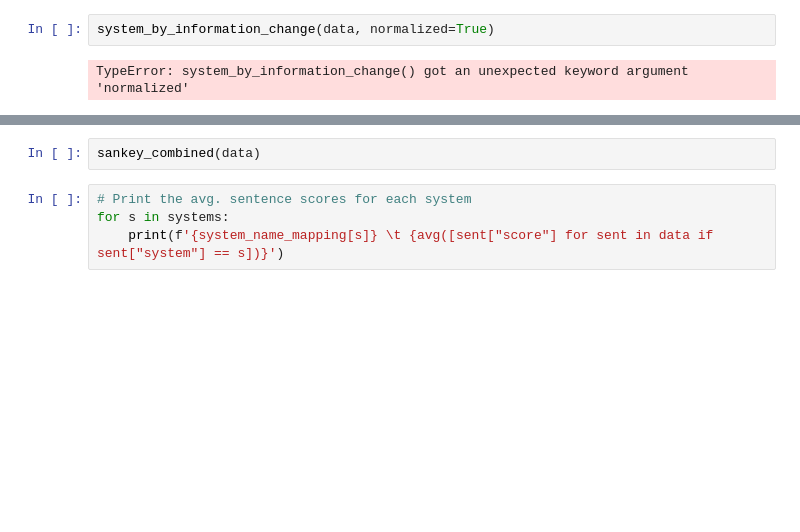
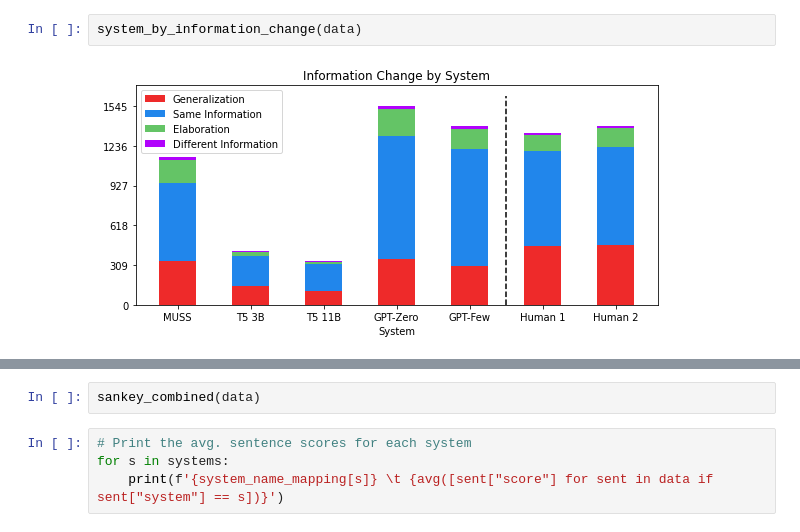
Before and after one commit to Yao-Dou/ts-annotation-tool, a Jupyter notebook: data/analysis/analysis.ipynb, the cells around one changed output, grey strips where cells are left out. Saved outputs shown, nothing was run; the diff lists cells and outputs as text; blank space fills up the shorter version.

```diff
--- a/data/analysis/analysis.ipynb
+++ b/data/analysis/analysis.ipynb
@@ -93,7 +96,7 @@ edit_type_by_system(data, normalized=True)
 # %%
-system_by_information_change(data, normalized=True)
+system_by_information_change(data)
 # %% [output]
-TypeError: system_by_information_change() got an unexpected keyword argument 'normalized'
+[figure, added]
 # %%
 for sent in data:
     if '11B' in sent['system']:
```
Also changed, not shown: parts of 33 cells of this notebook, 18 other files.
